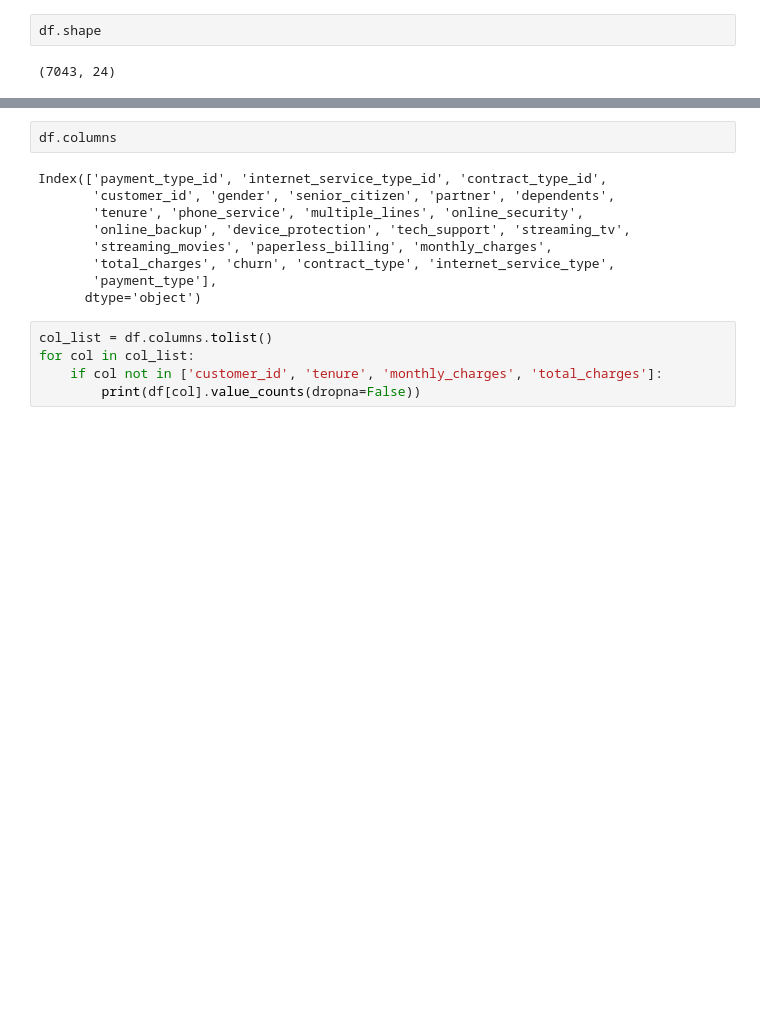
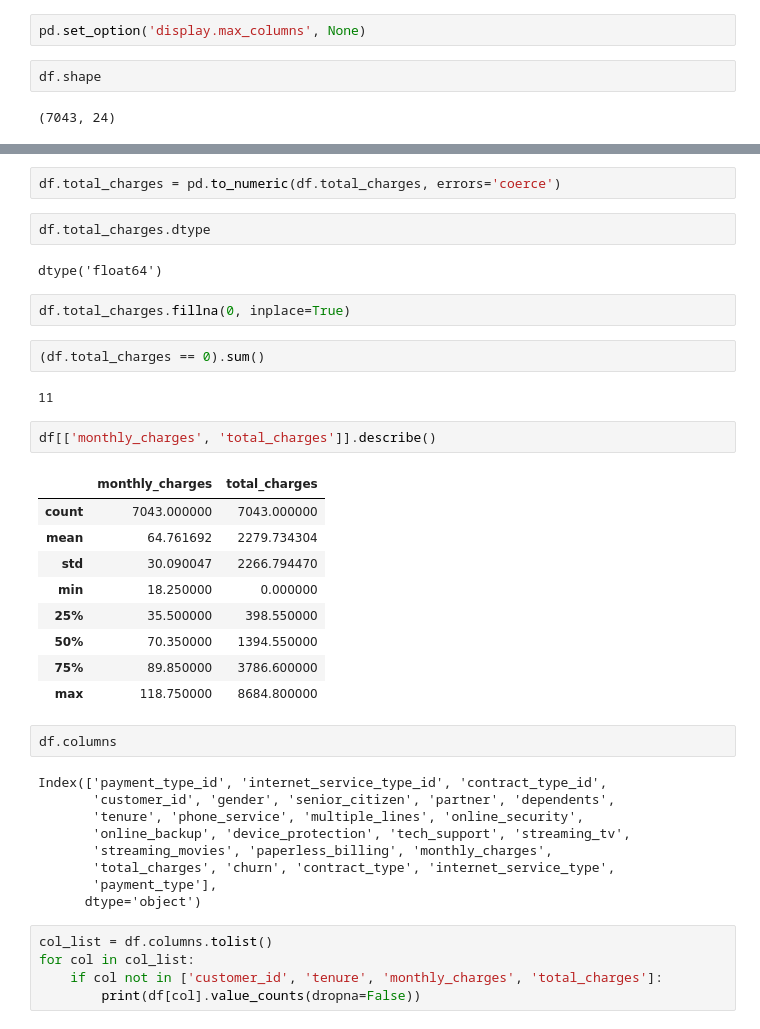
Before and after one commit to lainslie-18/classification-exercises, a Jupyter notebook: classification_exercises.ipynb, the cells around one changed output, grey strips where cells are left out. Cells and saved outputs as stored; diff of their text form; blank space fills up the shorter version.

```diff
--- a/classification_exercises.ipynb
+++ b/classification_exercises.ipynb
@@ -439,6 +445,8 @@ df.head()
 | 2 | 3 | 1 | 3 | 0019-GFNTW | Female | 0 | ... |
 | 3 | 4 | 1 | 3 | 0056-EPFBG | Male | 0 | ... |
 | 4 | 3 | 1 | 3 | 0078-XZMHT | Male | 0 | ... |
+# %%
+pd.set_option('display.max_columns', None)
 # %%
 df.shape
 # %% [output]
@@ -446,3 +474,27 @@ df.shape
+# %%
+df.total_charges = pd.to_numeric(df.total_charges, errors='coerce')
+# %%
+df.total_charges.dtype
+# %% [output]
+dtype('float64')
+# %%
+df.total_charges.fillna(0, inplace=True)
+# %%
+(df.total_charges == 0).sum()
+# %% [output]
+11
+# %%
+df[['monthly_charges', 'total_charges']].describe()
+# %% [output]
+|  | monthly_charges | total_charges |
+| count | 7043.000000 | 7043.000000 |
+| mean | 64.761692 | 2279.734304 |
+| std | 30.090047 | 2266.794470 |
+| min | 18.250000 | 0.000000 |
+| 25% | 35.500000 | 398.550000 |
+| 50% | 70.350000 | 1394.550000 |
+| 75% | 89.850000 | 3786.600000 |
+| max | 118.750000 | 8684.800000 |
 # %%
 df.columns
 # %% [output]
```
Also changed, not shown: parts of 28 cells of this notebook.
